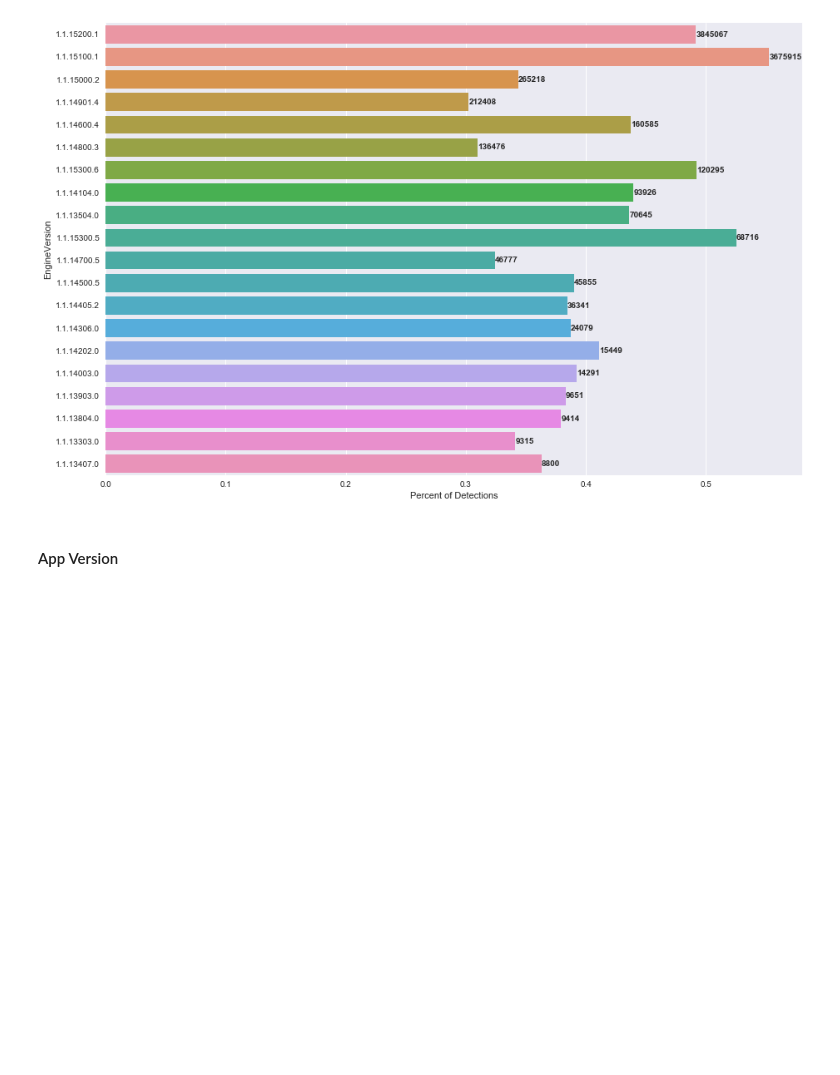
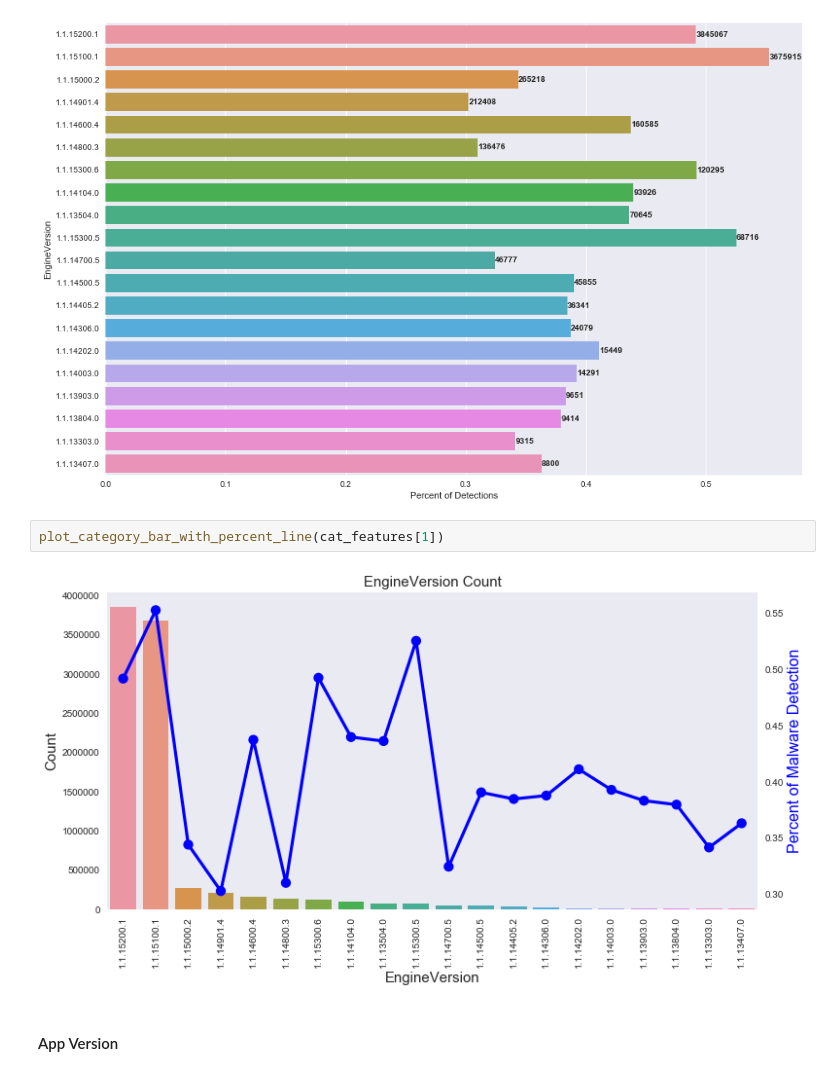
Before and after one commit to jacquelineguo/DS_Capstone_2, a Jupyter notebook: Capstone_Project_Microsoft_Malware_Prediction.ipynb, the cells around one changed output. Drawn from its saved outputs; the diff is of its cells as text; blank space fills up the shorter version.

```diff
--- a/Capstone_Project_Microsoft_Malware_Prediction.ipynb
+++ b/Capstone_Project_Microsoft_Malware_Prediction.ipynb
@@ -330,6 +336,10 @@ col = cat_features[1]
 plot_category_percent_of_target(col)
 # %% [output]
 [figure]
+# %%
+plot_category_bar_with_percent_line(cat_features[1])
+# %% [output]
+[figure, added]
 # %% [markdown]
 #### App Version
 # %%
```
Also changed, not shown: parts of 10 cells of this notebook, 1 other file.
